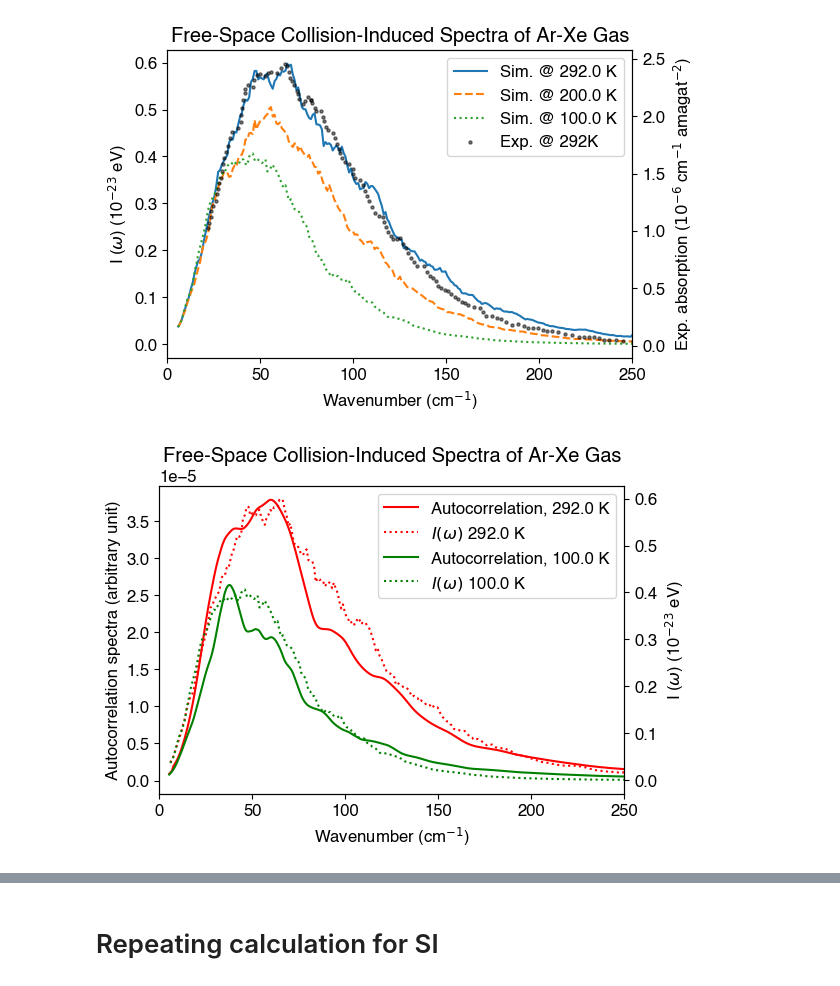
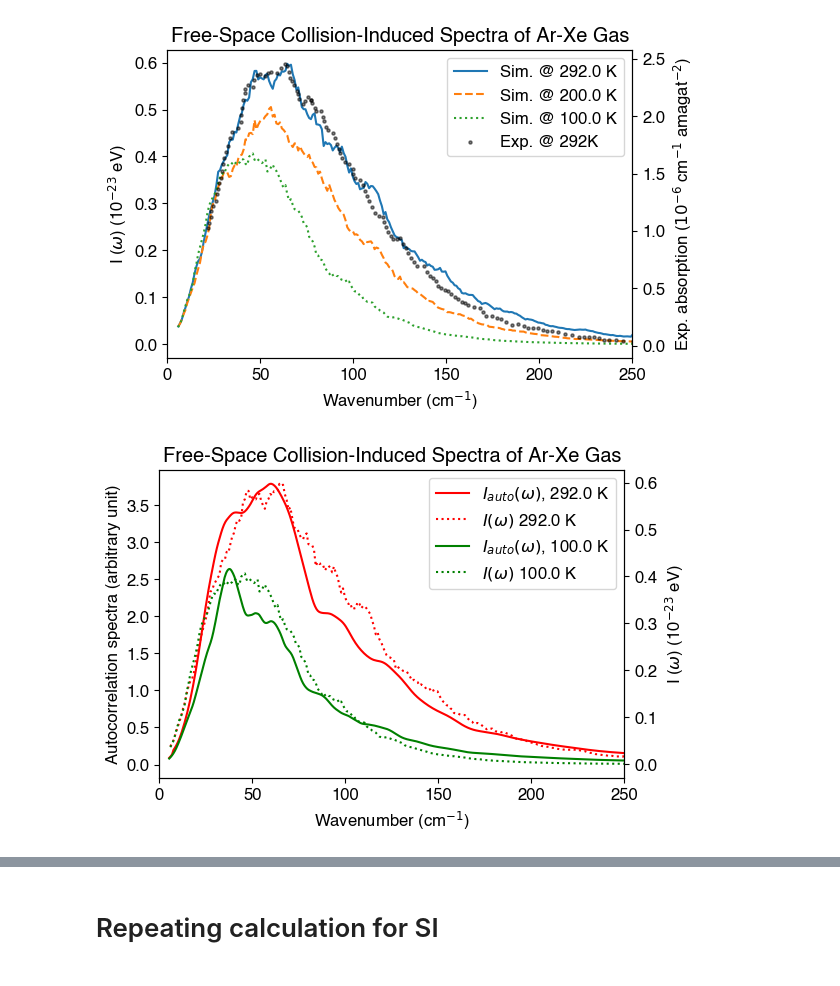
Before and after one commit to RibeiroGroup/Molecular-Dynamics-for-CIS, a Jupyter notebook: src/analyze_monte_carlo.ipynb, the cells around one changed output, grey strips where cells are left out. Cells and saved outputs as stored; diff of their text form; code cells hidden in the pictures.

```diff
--- a/src/analyze_monte_carlo.ipynb
+++ b/src/analyze_monte_carlo.ipynb
@@ -287,36 +305,37 @@ for i,(temp, freefield_result_path) in enumerate(FREEFIELD_RESULT_512_DICT.items
         spec_calculator.add_result_dict(freefield_result_dict)
 
         del freefield_result_dict
 
     omega_profile, rad_profile = spec_calculator()
     rad_profile = np.mean(rad_profile, axis = 0)
     o, f = moving_average(omega_profile, rad_profile, w = 20)
     f = f[o > 5]
     o = o[o > 5]
-    ax.plot(o, f, label = "Autocorrelation, {} K".format(temp),  color = colors_list[i])
+    f *= 1e5
+    ax.plot(o, f, label = r"$I_{auto}(\omega)$,"+" {} K".format(temp),  color = colors_list[i])
 
     o,f = freefield_data[temp]
     tax.plot(
         o, f, linestyle = linestyle_list[2],
         color = colors_list[i]
     )
     ax.plot([], [], label = r"$I(\omega)$"+" {} K".format(temp),
         color = colors_list[i], linestyle = linestyle_list[2])
 
 ax.legend()
     #loc='lower center', bbox_to_anchor=(0.5, 0.88), ncol=3)
 
 ax.set_xlim(0,250)
 #ax.set_ylim(0.0, 0.61)
 ax.set_ylabel("Autocorrelation spectra (arbitrary unit)")
 tax.set_ylabel(r"I ($\omega$) (10$^{-23}$ eV)")
 ax.set_xlabel(r"Wavenumber (cm$^{-1}$)")
 
 ax.set_title("Free-Space Collision-Induced Spectra of Ar-Xe Gas")
 
-fig.savefig('SIfig/Figure/autocor_freefield0K.jpeg',dpi = 600, bbox_inches = 'tight')
+fig.savefig('SIfig/figure/autocor_freefield0K.jpeg',dpi = 600, bbox_inches = 'tight')
 # %% [output]
-[figure, old version]
+[figure, new version]
 # %%
 fig,ax = plt.subplots(2, figsize = (6,11))
 
```
Also changed, not shown: parts of 7 cells of this notebook, 19 other files.
